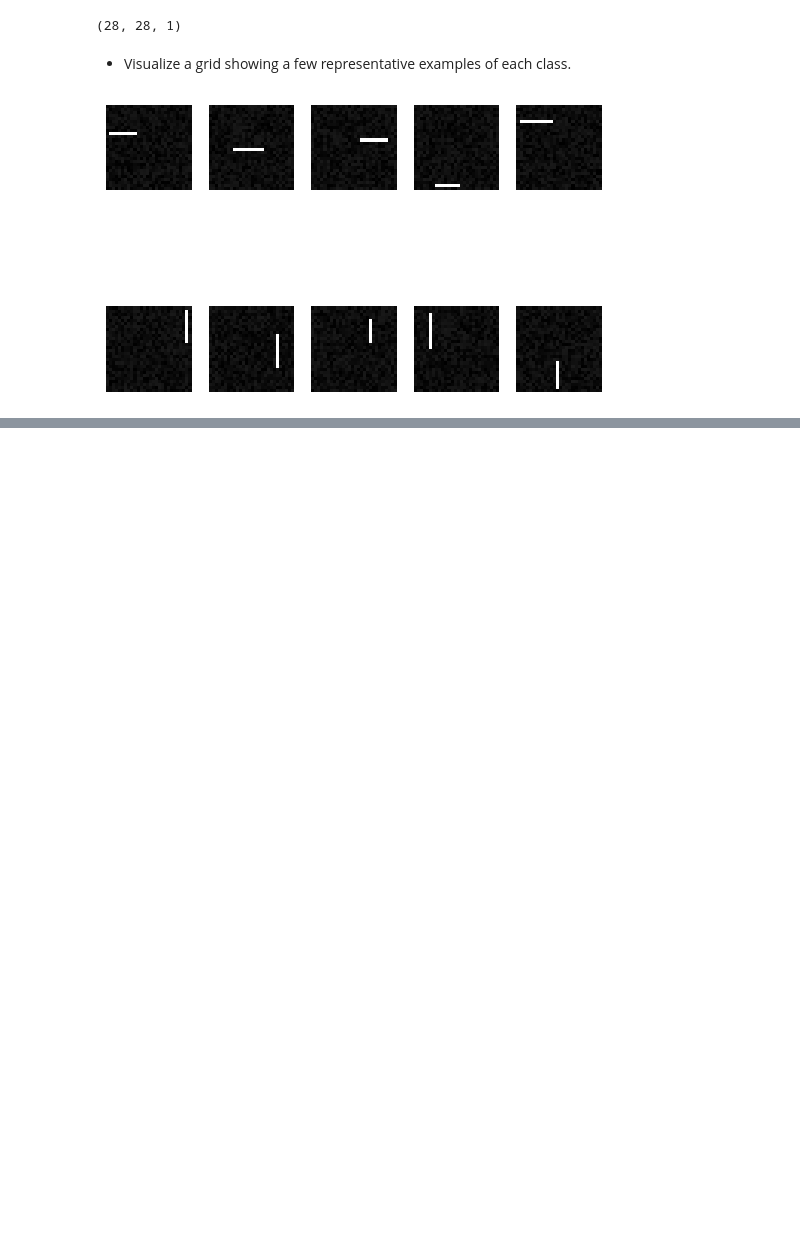
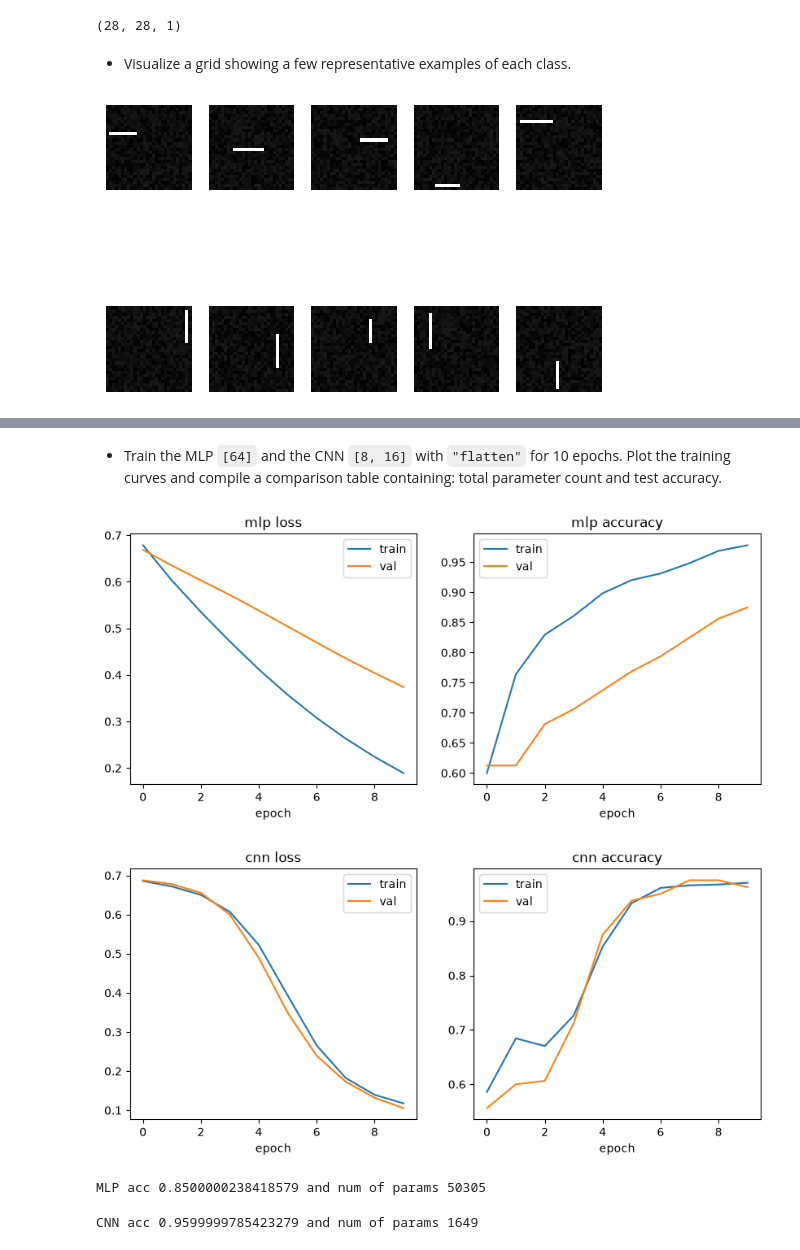
Before and after one commit to michallitwin/python-learning, a Jupyter notebook: python_dl/Deep_learning/Cnn_exercises_keras.ipynb, the cells around one changed output, grey strips where cells are left out. Drawn from its saved outputs; the diff is of its cells as text; code cells hidden in the pictures; blank space fills up the shorter version.

```diff
--- a/python_dl/Deep_learning/Cnn_exercises_keras.ipynb
+++ b/python_dl/Deep_learning/Cnn_exercises_keras.ipynb
@@ -597,0 +638,21 @@ plt.show()
+# %%
+def train_model(model, X_train, y_train, X_val, y_val, epochs=20, batch_size=32):
+    model.compile(optimizer="adam",
+                  loss="binary_crossentropy",       # model ends with sigmoid
+                  metrics=["accuracy"])
+    history = model.fit(X_train, y_train,
+                        validation_data=(X_val, y_val),
+                        epochs=epochs, batch_size=batch_size, verbose=0)
+    return history.history
+# %%
+def plot_history(history, title):
+    fig, (ax1, ax2) = plt.subplots(1, 2, figsize=(10, 4))
+    ax1.plot(history["loss"], label="train")
+    ax1.plot(history["val_loss"], label="val")
+    ax1.set_title(f"{title} loss"); ax1.set_xlabel("epoch"); ax1.legend()
+    ax2.plot(history["accuracy"], label="train")
+    ax2.plot(history["val_accuracy"], label="val")
+    ax2.set_title(f"{title} accuracy"); ax2.set_xlabel("epoch"); ax2.legend()
+    plt.show()
+# %% [markdown]
+- Train the MLP `[64]` and the CNN `[8, 16]` with `"flatten"` for 10 epochs. Plot the training curves and compile a comparison table containing: total parameter count and test accuracy.
@@ -597,0 +661,8 @@ plt.show()
+# %%
+X, y = generate_lines_data(1000)
+
+# split: take 20% away as the final test set
+X_trainval, X_test, y_trainval, y_test = train_test_split(X, y, test_size=0.2, random_state=42)
+
+# split: from the rest take 20% as validation
+X_train, X_val, y_train, y_val = train_test_split(X_trainval, y_trainval, test_size=0.2, random_state=42)
@@ -597,0 +671,34 @@ plt.show()
+# %%
+# training mlp
+mlp = build_mlp([64])
+
+# training cnn
+cnn = build_cnn([8, 16], "flatten")
+
+hist_mlp = train_model(mlp, X_train, y_train, X_val, y_val, epochs=10)
+
+hist_cnn = train_model(cnn, X_train, y_train, X_val, y_val, epochs=10)
+# showing results
+plot_history(hist_mlp, "mlp")
+plot_history(hist_cnn, "cnn")
+# %% [output]
+[figure, added]
+[figure, added]
+# %%
+# MLP
+
+loss, acc = mlp.evaluate(X_test, y_test, verbose=0)
+params = mlp.count_params()
+
+print(f"MLP acc {acc} and num of params {params}")
+# %% [output]
+MLP acc 0.8500000238418579 and num of params 50305
+# %%
+# CNN
+
+loss, acc = cnn.evaluate(X_test, y_test, verbose=0)
+params = cnn.count_params()
+
+print(f"CNN acc {acc} and num of params {params}")
+# %% [output]
+CNN acc 0.9599999785423279 and num of params 1649
```
Also changed, not shown: parts of 32 cells of this notebook.
